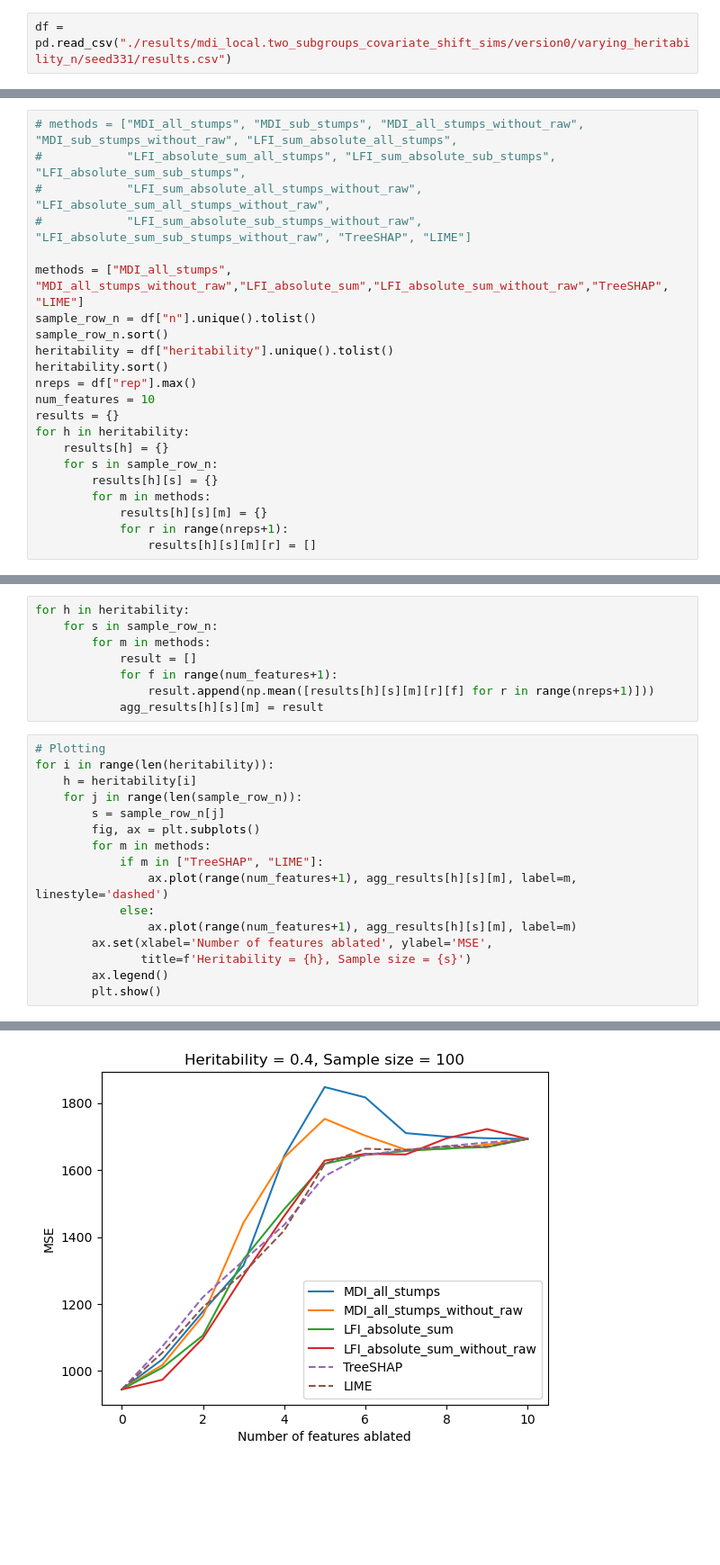
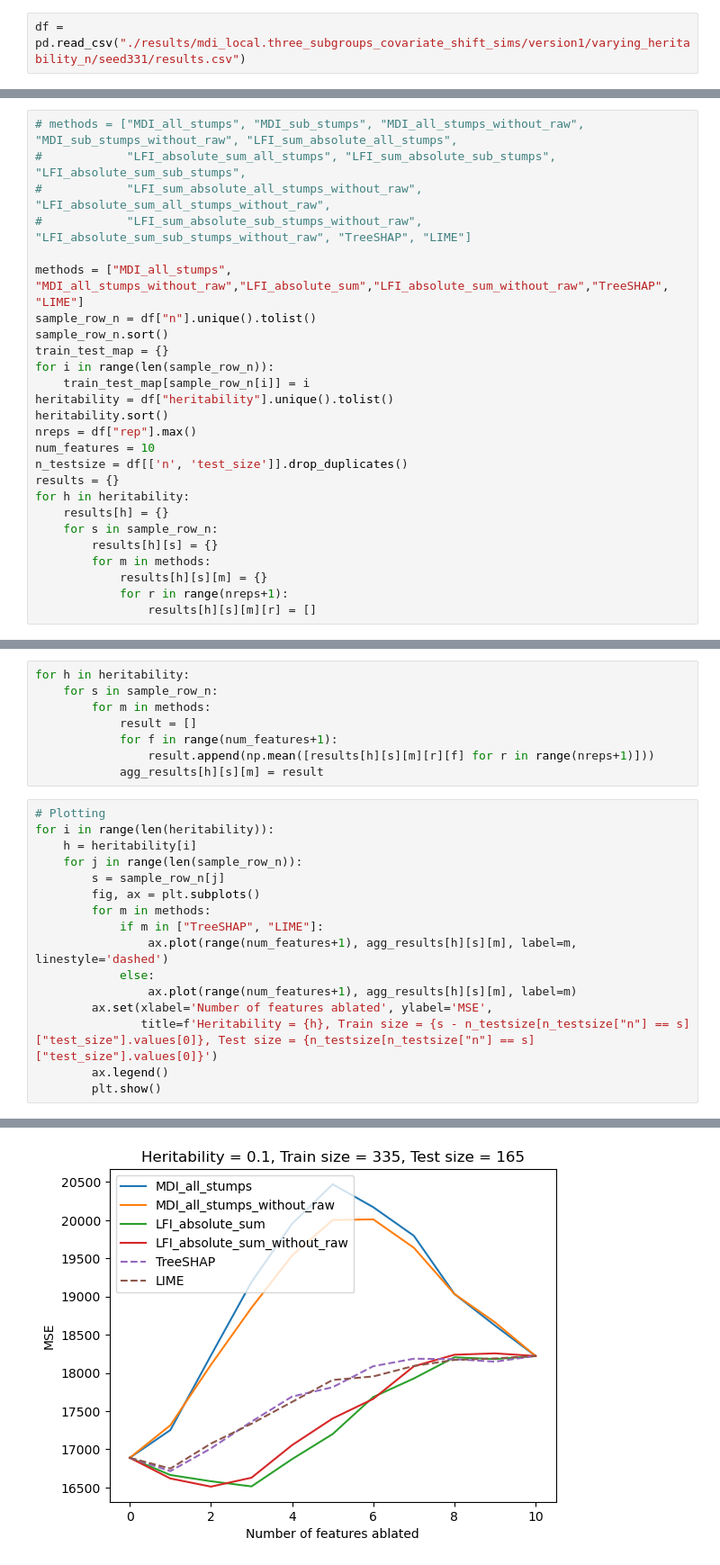
Before and after one commit to Yu-Group/imodels-experiments, a Jupyter notebook: feature_importance/ablation_visulization.ipynb, the cells around one changed output, grey strips where cells are left out. Shown at 90% size. Cells and saved outputs as stored; diff of their text form; blank space fills up the shorter version.

```diff
--- a/feature_importance/ablation_visulization.ipynb
+++ b/feature_importance/ablation_visulization.ipynb
@@ -3,7 +3,7 @@ import pandas as pd
 import matplotlib.pyplot as plt
 import numpy as np
 # %%
-df = pd.read_csv("./results/mdi_local.two_subgroups_covariate_shift_sims/version0/varying_heritability_n/seed331/results.csv")
+df = pd.read_csv("./results/mdi_local.three_subgroups_covariate_shift_sims/version1/varying_heritability_n/seed331/results.csv")
 # %%
 pd.set_option('display.max_columns', None)
 df.head(20)
@@ -34,10 +36,14 @@ df.head(20)
 methods = ["MDI_all_stumps", "MDI_all_stumps_without_raw","LFI_absolute_sum","LFI_absolute_sum_without_raw","TreeSHAP", "LIME"]
 sample_row_n = df["n"].unique().tolist()
 sample_row_n.sort()
+train_test_map = {}
+for i in range(len(sample_row_n)):
+    train_test_map[sample_row_n[i]] = i
 heritability = df["heritability"].unique().tolist()
 heritability.sort()
 nreps = df["rep"].max()
 num_features = 10
+n_testsize = df[['n', 'test_size']].drop_duplicates()
 results = {}
 for h in heritability:
     results[h] = {}
@@ -87,7 +93,7 @@ for i in range(len(heritability)):
             else:
                 ax.plot(range(num_features+1), agg_results[h][s][m], label=m)
         ax.set(xlabel='Number of features ablated', ylabel='MSE',
-               title=f'Heritability = {h}, Sample size = {s}')
+               title=f'Heritability = {h}, Train size = {s - n_testsize[n_testsize["n"] == s]["test_size"].values[0]}, Test size = {n_testsize[n_testsize["n"] == s]["test_size"].values[0]}')
         ax.legend()
         plt.show()
 # %% [output]
@@ -96 +102 @@ for i in range(len(heritability)):
-[figure, old version]
+[figure, new version]
```
Also changed, not shown: parts of 2 cells of this notebook, 3 other files.
